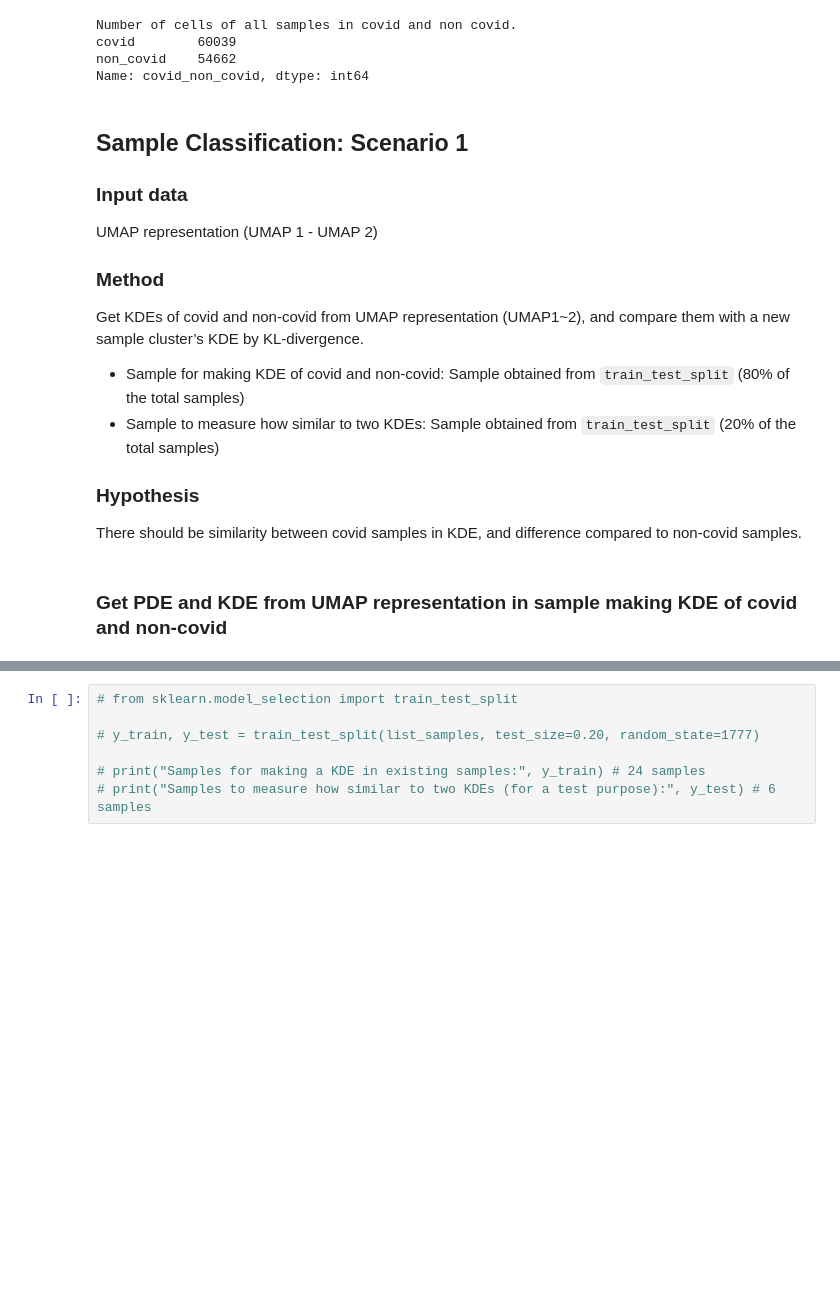
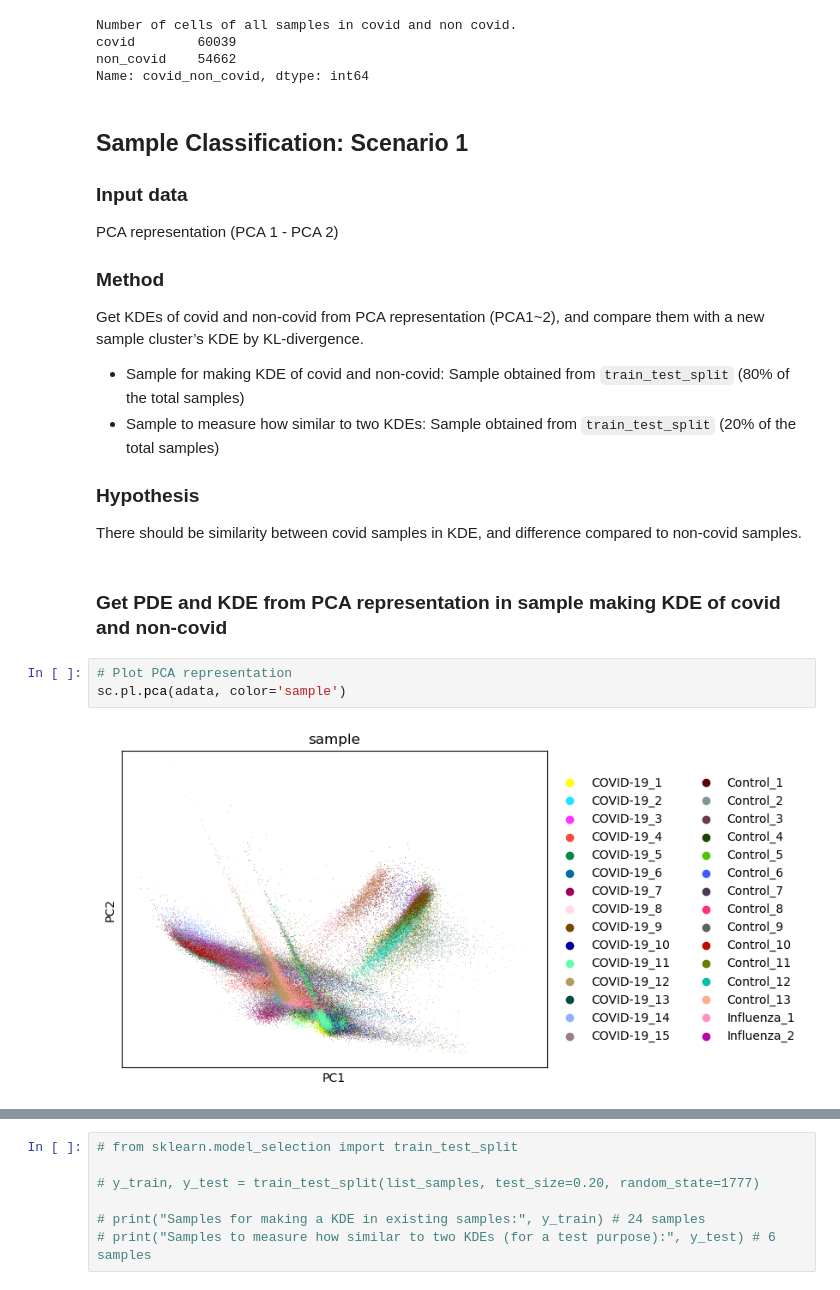
Before and after one commit to kd610/corona_single_cell_analysis, a Jupyter notebook: scenario_1/PCA_KL-D_sample_classification_GSE159812.ipynb, the cells around one changed output, grey strips where cells are left out. Saved outputs shown, nothing was run; the diff lists cells and outputs as text; blank space fills up the shorter version.

```diff
--- a/scenario_1/PCA_KL-D_sample_classification_GSE159812.ipynb
+++ b/scenario_1/PCA_KL-D_sample_classification_GSE159812.ipynb
@@ -147,10 +186,10 @@ Name: covid_non_covid, dtype: int64
 ## Sample Classification: Scenario 1
 
 ### Input data
-UMAP representation (UMAP 1 - UMAP 2)
+PCA representation (PCA 1 - PCA 2)
 
 ### Method
-Get KDEs of covid and non-covid from UMAP representation (UMAP1~2), and compare them with a new sample cluster’s KDE by KL-divergence.
+Get KDEs of covid and non-covid from PCA representation (PCA1~2), and compare them with a new sample cluster’s KDE by KL-divergence.
 
 
 * Sample for making KDE of covid and non-covid: Sample obtained from `train_test_split` (80% of the total samples)
@@ -160,5 +199,10 @@ Get KDEs of covid and non-covid from UMAP representation (UMAP1~2), and comp
 ### Hypothesis
 There should be similarity between covid samples in KDE, and difference compared to non-covid samples.
 # %% [markdown]
-### Get PDE and KDE from UMAP representation in sample making KDE of covid and non-covid
+### Get PDE and KDE from PCA representation in sample making KDE of covid and non-covid
+# %%
+# Plot PCA representation
+sc.pl.pca(adata, color='sample')
+# %% [output]
+[figure, added]
 # %%
```
Also changed, not shown: parts of 11 cells of this notebook.
